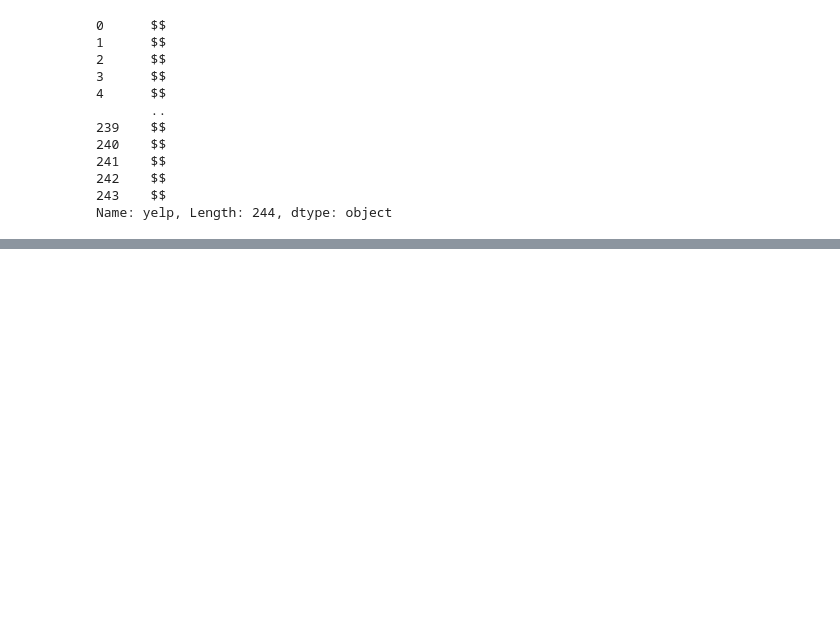
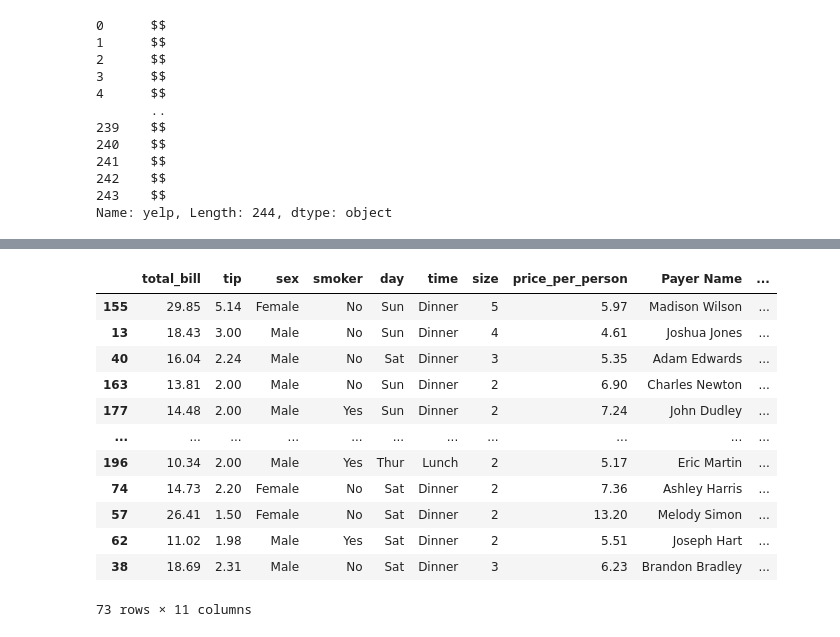
Before and after one commit to UnuSynth/MachineLearningCourses, a Jupyter notebook: Lessons/Section 5 - Pandas/UsefulMethods.ipynb, the cells around one changed output, grey strips where cells are left out. Saved outputs shown, nothing was run; the diff lists cells and outputs as text; code cells hidden in the pictures; blank space fills up the shorter version.

```diff
--- a/Lessons/Section 5 - Pandas/UsefulMethods.ipynb
+++ b/Lessons/Section 5 - Pandas/UsefulMethods.ipynb
@@ -77,0 +337,16 @@ simple(2)
+# %%
+df.sample(frac=0.3)
+# %% [output]
+|  | total_bill | tip | sex | smoker | day | time | size | price_per_person | Payer Name | ... |
+| 155 | 29.85 | 5.14 | Female | No | Sun | Dinner | 5 | 5.97 | Madison Wilson | ... |
+| 13 | 18.43 | 3.00 | Male | No | Sun | Dinner | 4 | 4.61 | Joshua Jones | ... |
+| 40 | 16.04 | 2.24 | Male | No | Sat | Dinner | 3 | 5.35 | Adam Edwards | ... |
+| 163 | 13.81 | 2.00 | Male | No | Sun | Dinner | 2 | 6.90 | Charles Newton | ... |
+| 177 | 14.48 | 2.00 | Male | Yes | Sun | Dinner | 2 | 7.24 | John Dudley | ... |
+| ... | ... | ... | ... | ... | ... | ... | ... | ... | ... | ... |
+| 196 | 10.34 | 2.00 | Male | Yes | Thur | Lunch | 2 | 5.17 | Eric Martin | ... |
+| 74 | 14.73 | 2.20 | Female | No | Sat | Dinner | 2 | 7.36 | Ashley Harris | ... |
+| 57 | 26.41 | 1.50 | Female | No | Sat | Dinner | 2 | 13.20 | Melody Simon | ... |
+| 62 | 11.02 | 1.98 | Male | Yes | Sat | Dinner | 2 | 5.51 | Joseph Hart | ... |
+| 38 | 18.69 | 2.31 | Male | No | Sat | Dinner | 3 | 6.23 | Brandon Bradley | ... |
+73 rows × 11 columns
```
Also changed, not shown: parts of 30 cells of this notebook.
